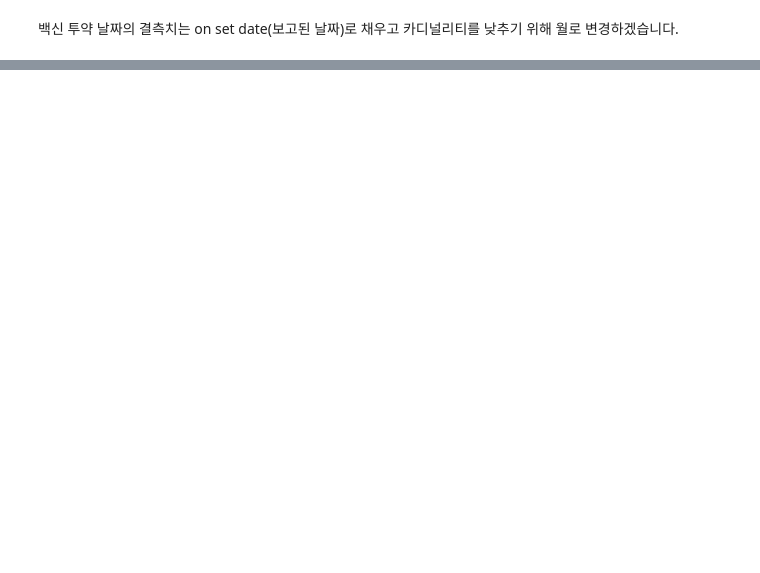
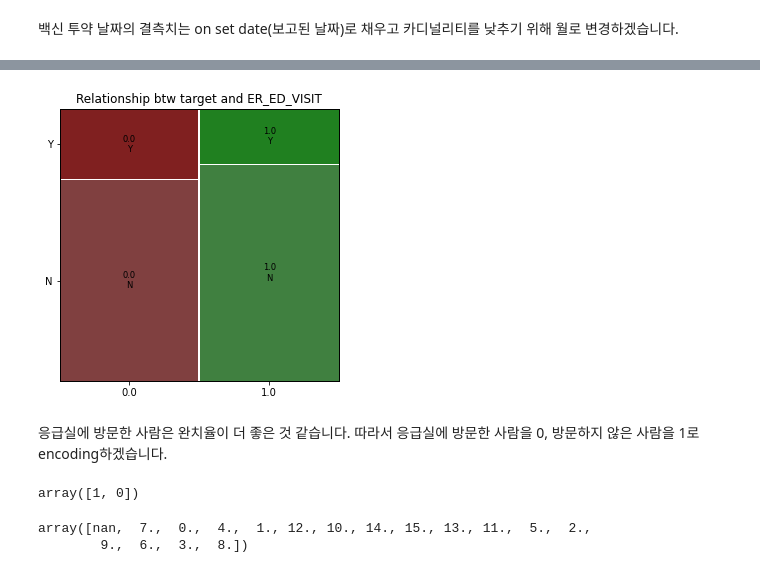
Before and after one commit to Gyeong-Hyeon/AI_Project, a Jupyter notebook: Section2/AI_01_염경현.ipynb, the cells around one changed output, grey strips where cells are left out. Saved outputs shown, nothing was run; the diff lists cells and outputs as text; code cells hidden in the pictures; blank space fills up the shorter version.

```diff
--- a/Section2/AI_01_염경현.ipynb
+++ b/Section2/AI_01_염경현.ipynb
@@ -424,0 +313,12 @@ for id, symp1, symp2, symp3, symp4, symp5 in zip(symp.VAERS_ID, symp.SYMPTOM1, s
+# %%
+df = covid.groupby('target')['VAX_MANU'].value_counts(normalize=True).unstack().reset_index()
+df = df.melt(id_vars = ['target'], value_vars = ['MODERNA','PFIZER\BIONTECH','UNKNOWN MANUFACTURER'])
+
+trace1 = go.Bar(x=df[df.VAX_MANU == 'MODERNA'].target, y=df[df.VAX_MANU == 'MODERNA'].value, name='MODERNA')
+trace2 = go.Bar(x=df[df.VAX_MANU == 'PFIZER\BIONTECH'].target, y=df[df.VAX_MANU == 'PFIZER\BIONTECH'].value, name='PFIZER')
+trace3 = go.Bar(x=df[df.VAX_MANU == 'UNKNOWN MANUFACTURER'].target, y=df[df.VAX_MANU == 'UNKNOWN MANUFACTURER'].value, name='UNKNOWN')
+
+data = [trace1, trace2, trace3]
+layout = go.Layout(title= '회복여부 별 제조사 비율')
+fig = go.Figure(data=data, layout=layout)
+pyo.iplot(fig)
@@ -424,0 +466,65 @@ for id, symp1, symp2, symp3, symp4, symp5 in zip(symp.VAERS_ID, symp.SYMPTOM1, s
+# %%
+from statsmodels.graphics.mosaicplot import mosaic
+import matplotlib.pyplot as plt
+
+covid['ER_ED_VISIT'] = covid['ER_ED_VISIT'].fillna('N')
+
+plt.rcParams["figure.figsize"]=(5, 5)
+mosaic(data.sort_values('target'), ['target','ER_ED_VISIT'])
+plt.title('Relationship btw target and ER_ED_VISIT')
+plt.show()
+# %% [output]
+[figure, added]
+# %% [markdown]
+응급실에 방문한 사람은 완치율이 더 좋은 것 같습니다. 따라서 응급실에 방문한 사람을 0, 방문하지 않은 사람을 1로 encoding하겠습니다.
+# %%
+covid.ER_ED_VISIT = covid.ER_ED_VISIT.replace({'Y':0,'N':1})
+covid.ER_ED_VISIT.unique()
+# %% [output]
+array([1, 0])
+# %%
+new = []
+
+for value in covid.ALLERGIES.values:
+  if type(value)==float:
+    new.append(None)
+  elif type(value)== int:
+    new.append(0)
+  elif 'Rocephin' in value: #폐렴
+    new.append(2)
+  elif 'Reglan' in value: #위염, 소화
+    new.append(3)
+  elif 'Biaxin' in value:
+    new.append(4)
+  elif 'seasonal allergies' in value:
+    new.append(5)
+  elif 'Lactose' in value or 'lactose' in value: #젖당
+    new.append(6)
+  elif 'shellfish' in value:
+    new.append(7)
+  elif 'augmentin' in value or 'cephalexin' in value: #항균제
+    new.append(8)
+  elif 'Bee stings' in value or 'bee stings' in value:
+    new.append(9)
+  elif 'Iodine' in value: #요오드 (갑상선)
+    new.append(10)
+  elif 'Lisinopril' in value or 'lisinopril' in value or 'Losartan' in value: #고혈압
+    new.append(11)
+  elif 'Codeine' in value or 'codeine' in value or 'CODEINE' in value or 'Morphine' in value or 'morphine' in value or 'Aleve' in value: #진통제
+    new.append(12)
+  elif 'Latex' in value or 'latex' in value:
+    new.append(13)
+  elif 'Sulfa' in value or 'sulfa' in value:
+    new.append(14)
+  elif 'Penicillin' in value or 'penicillin' in value or 'penicillins' in value or 'Penicillins' in value or 'PENICILLIN' in value or 'PCN' in value or 'pcn' in value or 'Amoxicillin' in value or 'amoxicillin' in value or 'Erythromycin' in value: #페니실린류
+    new.append(15)
+  elif value in no:
+    new.append(0)
+  else:
+    new.append(1)
+
+covid.ALLERGIES = new
+covid['ALLERGIES'].unique()
+# %% [output]
+array([nan,  7.,  0.,  4.,  1., 12., 10., 14., 15., 13., 11.,  5.,  2.,
+        9.,  6.,  3.,  8.])
```
Also changed, not shown: parts of 83 cells of this notebook.
